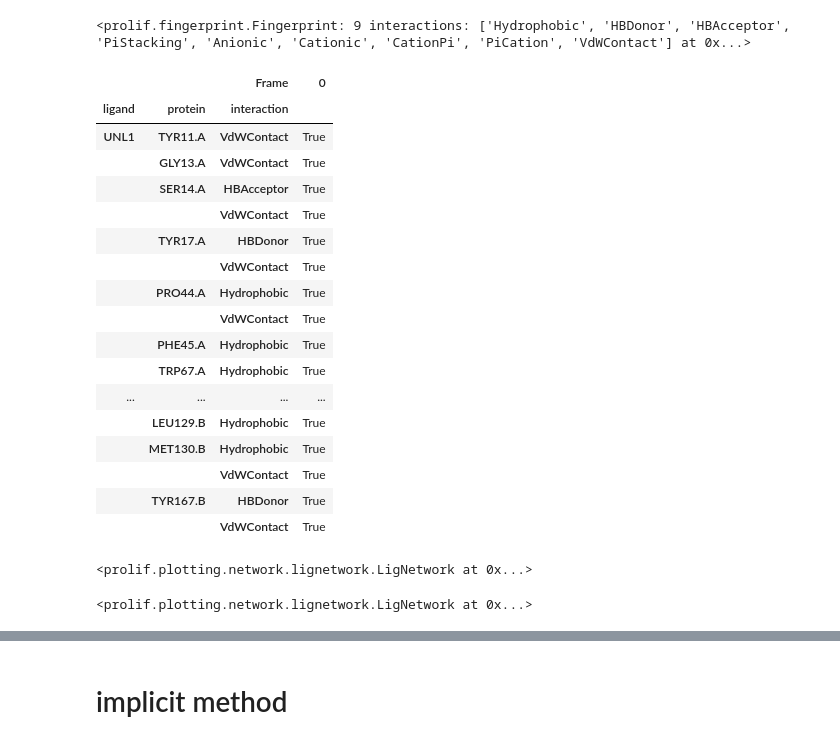
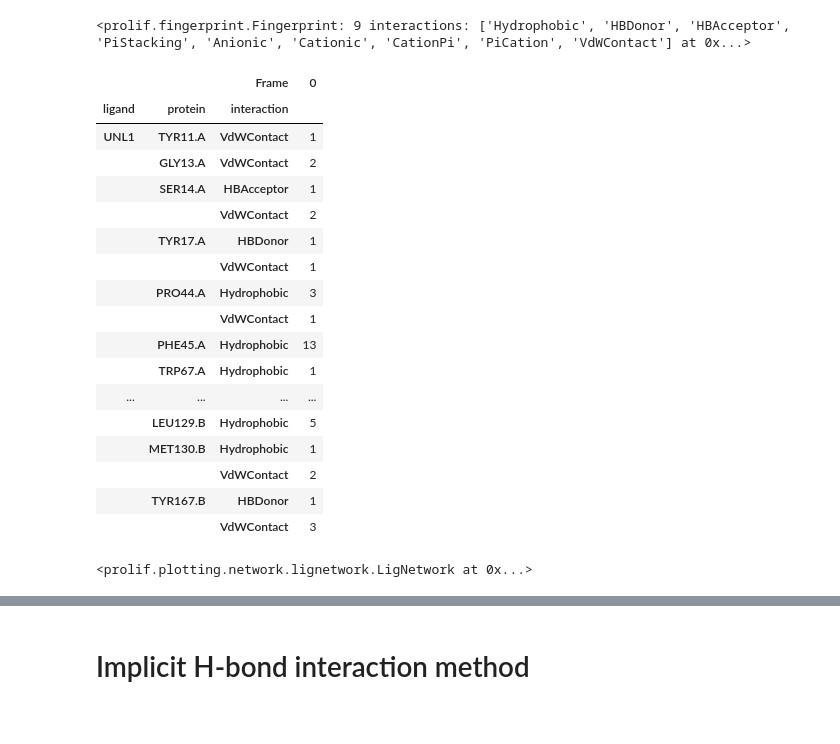
Before and after one commit to chemosim-lab/ProLIF, a Jupyter notebook: docs/notebooks/implicit-hbond.ipynb, the cells around one changed output, grey strips where cells are left out. Saved outputs shown, nothing was run; the diff lists cells and outputs as text; code cells hidden in the pictures.

```diff
--- a/docs/notebooks/implicit-hbond.ipynb
+++ b/docs/notebooks/implicit-hbond.ipynb
@@ -50,25 +49,25 @@ fp.run_from_iterable([ligand], protein_mol)
 # %% [output]
 <prolif.fingerprint.Fingerprint: 9 interactions: ['Hydrophobic', 'HBDonor', 'HBAcceptor', 'PiStacking', 'Anionic', 'Cationic', 'CationPi', 'PiCation', 'VdWContact'] at 0x...>
 # %%
-df = fp.to_dataframe()
+df = fp_count.to_dataframe()
 df.T
 # %% [output]
 |  |  | Frame | 0 |
 | ligand | protein | interaction |  |
-| UNL1 | TYR11.A | VdWContact | True |
-|  | GLY13.A | VdWContact | True |
-|  | SER14.A | HBAcceptor | True |
-|  |  | VdWContact | True |
-|  | TYR17.A | HBDonor | True |
-|  |  | VdWContact | True |
-|  | PRO44.A | Hydrophobic | True |
-|  |  | VdWContact | True |
-|  | PHE45.A | Hydrophobic | True |
-|  | TRP67.A | Hydrophobic | True |
+| UNL1 | TYR11.A | VdWContact | 1 |
+|  | GLY13.A | VdWContact | 2 |
+|  | SER14.A | HBAcceptor | 1 |
+|  |  | VdWContact | 2 |
+|  | TYR17.A | HBDonor | 1 |
+|  |  | VdWContact | 1 |
+|  | PRO44.A | Hydrophobic | 3 |
+|  |  | VdWContact | 1 |
+|  | PHE45.A | Hydrophobic | 13 |
+|  | TRP67.A | Hydrophobic | 1 |
 | ... | ... | ... | ... |
-|  | LEU129.B | Hydrophobic | True |
-|  | MET130.B | Hydrophobic | True |
-|  |  | VdWContact | True |
-|  | TYR167.B | HBDonor | True |
-|  |  | VdWContact | True |
+|  | LEU129.B | Hydrophobic | 5 |
+|  | MET130.B | Hydrophobic | 1 |
+|  |  | VdWContact | 2 |
+|  | TYR167.B | HBDonor | 1 |
+|  |  | VdWContact | 3 |
 # %%
@@ -76,19 +75,12 @@ view = fp.plot_lignetwork(ligand, kind="frame", frame=0)
 view
 # %% [output]
 <prolif.plotting.network.lignetwork.LigNetwork at 0x...>
-# %%
-fp_count = plf.Fingerprint(count=True)
-fp_count.run_from_iterable([ligand], protein_mol)
-view = fp_count.plot_lignetwork(ligand, kind="frame", frame=0, display_all=True)
-view
-# %% [output]
-<prolif.plotting.network.lignetwork.LigNetwork at 0x...>
 # %%
 view = fp_count.plot_3d(ligand, protein_mol, frame=0, display_all=False)
 view
 # %% [output]
 [interactive output not drawn]
 <prolif.plotting.complex3d.Complex3D at 0x...>
-# %% [markdown]
-# implicit method
+# %% [markdown]
+# Implicit H-bond interaction method
 # %%
```
Also changed, not shown: parts of 13 cells of this notebook, 4 other files.
